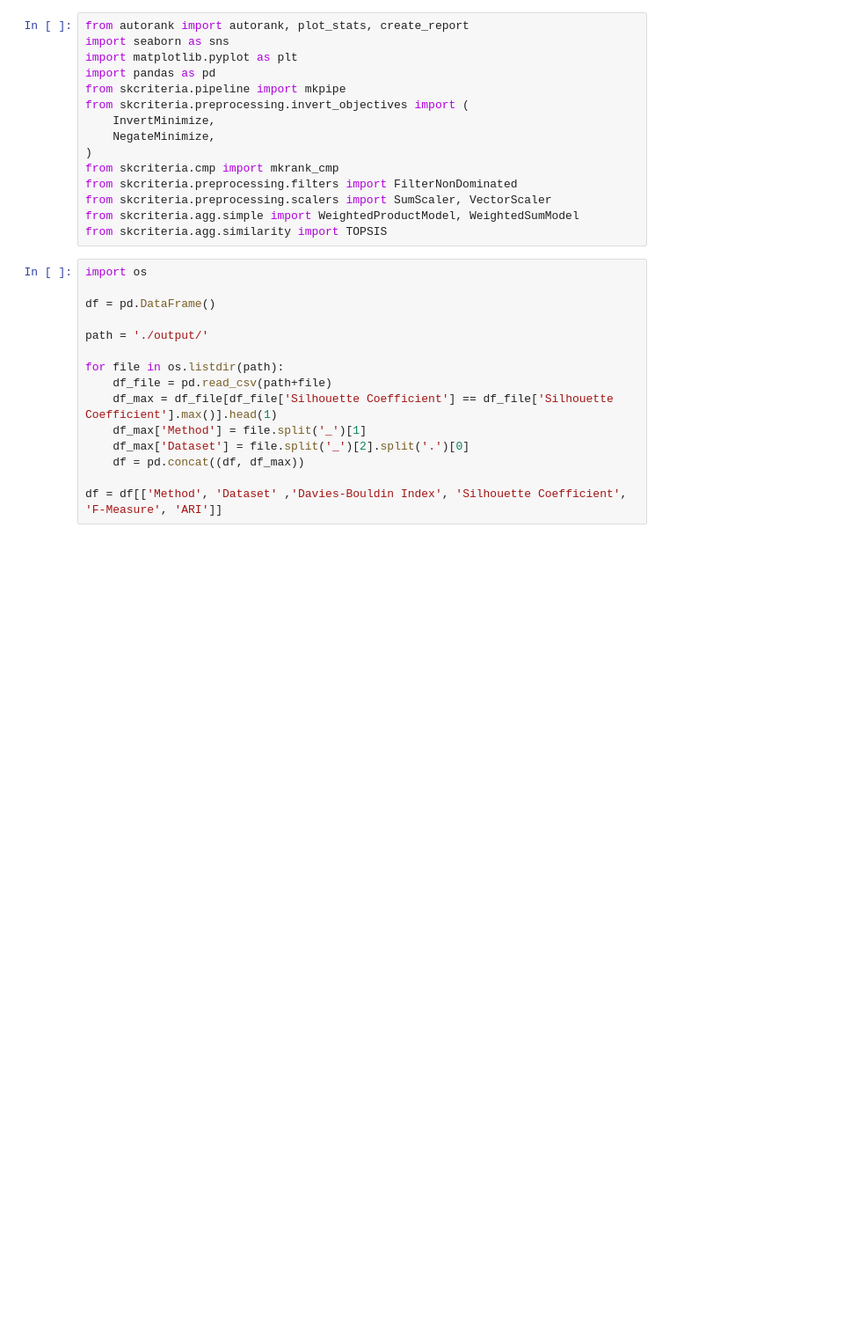
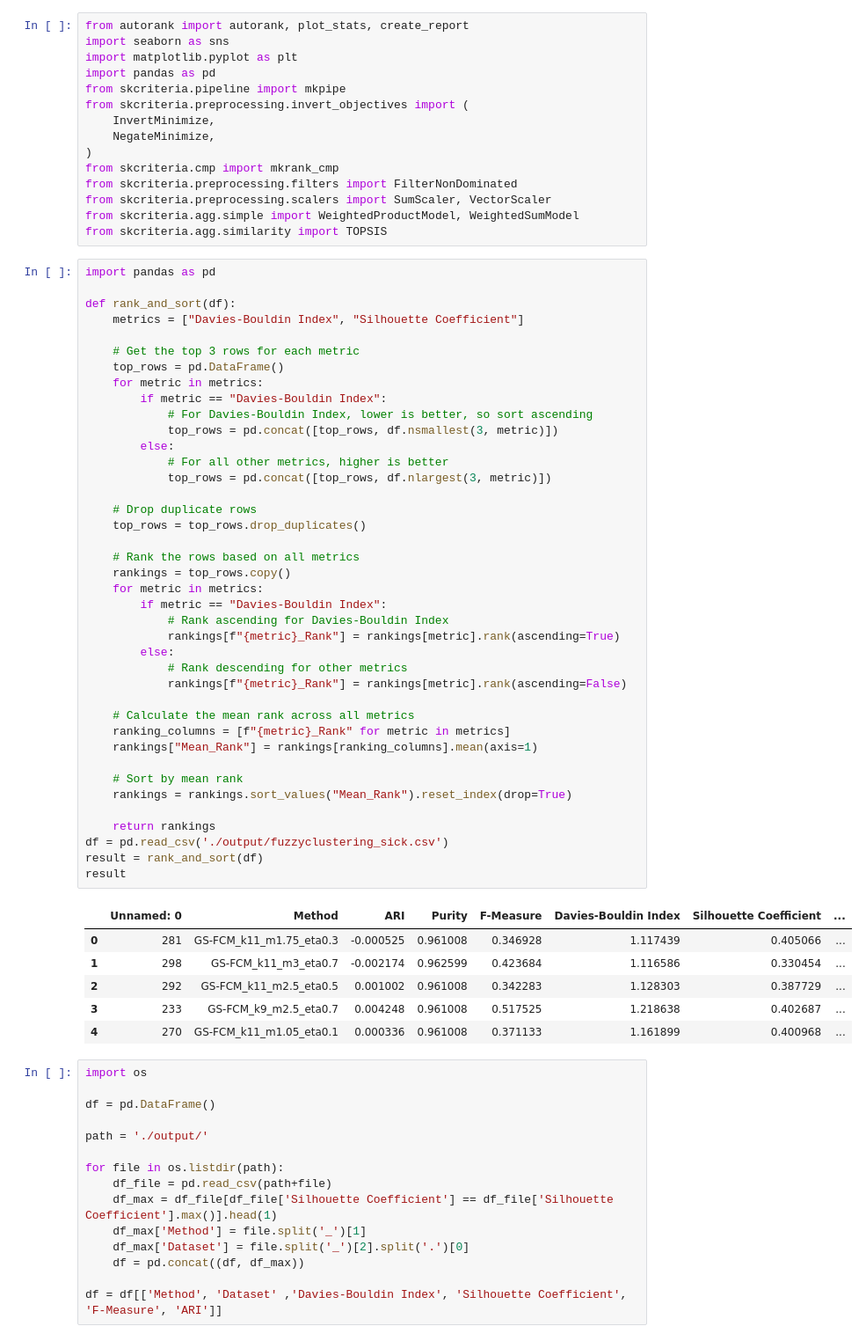
Before and after one commit to Bernat-C/Clustering-Analysis, a Jupyter notebook: evaluation.ipynb, the cells around one changed output. Shown at 88% size. Drawn from its saved outputs; the diff is of its cells as text; blank space fills up the shorter version.

```diff
--- a/evaluation.ipynb
+++ b/evaluation.ipynb
@@ -13,6 +13,53 @@ from skcriteria.preprocessing.filters import FilterNonDominated
 from skcriteria.preprocessing.scalers import SumScaler, VectorScaler
 from skcriteria.agg.simple import WeightedProductModel, WeightedSumModel
 from skcriteria.agg.similarity import TOPSIS
+# %%
+import pandas as pd
+
+def rank_and_sort(df):
+    metrics = ["Davies-Bouldin Index", "Silhouette Coefficient"]
+
+    # Get the top 3 rows for each metric
+    top_rows = pd.DataFrame()
+    for metric in metrics:
+        if metric == "Davies-Bouldin Index":
+            # For Davies-Bouldin Index, lower is better, so sort ascending
+            top_rows = pd.concat([top_rows, df.nsmallest(3, metric)])
+        else:
+            # For all other metrics, higher is better
+            top_rows = pd.concat([top_rows, df.nlargest(3, metric)])
+
+    # Drop duplicate rows
+    top_rows = top_rows.drop_duplicates()
+
+    # Rank the rows based on all metrics
+    rankings = top_rows.copy()
+    for metric in metrics:
+        if metric == "Davies-Bouldin Index":
+            # Rank ascending for Davies-Bouldin Index
+            rankings[f"{metric}_Rank"] = rankings[metric].rank(ascending=True)
+        else:
+            # Rank descending for other metrics
+            rankings[f"{metric}_Rank"] = rankings[metric].rank(ascending=False)
+
+    # Calculate the mean rank across all metrics
+    ranking_columns = [f"{metric}_Rank" for metric in metrics]
+    rankings["Mean_Rank"] = rankings[ranking_columns].mean(axis=1)
+
+    # Sort by mean rank
+    rankings = rankings.sort_values("Mean_Rank").reset_index(drop=True)
+
+    return rankings
+df = pd.read_csv('./output/fuzzyclustering_sick.csv')
+result = rank_and_sort(df)
+result
+# %% [output]
+|  | Unnamed: 0 | Method | ARI | Purity | F-Measure | Davies-Bouldin Index | Silhouette Coefficient | ... |
+| 0 | 281 | GS-FCM_k11_m1.75_eta0.3 | -0.000525 | 0.961008 | 0.346928 | 1.117439 | 0.405066 | ... |
+| 1 | 298 | GS-FCM_k11_m3_eta0.7 | -0.002174 | 0.962599 | 0.423684 | 1.116586 | 0.330454 | ... |
+| 2 | 292 | GS-FCM_k11_m2.5_eta0.5 | 0.001002 | 0.961008 | 0.342283 | 1.128303 | 0.387729 | ... |
+| 3 | 233 | GS-FCM_k9_m2.5_eta0.7 | 0.004248 | 0.961008 | 0.517525 | 1.218638 | 0.402687 | ... |
+| 4 | 270 | GS-FCM_k11_m1.05_eta0.1 | 0.000336 | 0.961008 | 0.371133 | 1.161899 | 0.400968 | ... |
 # %%
 import os
 
```
Also changed, not shown: 12 other files.
